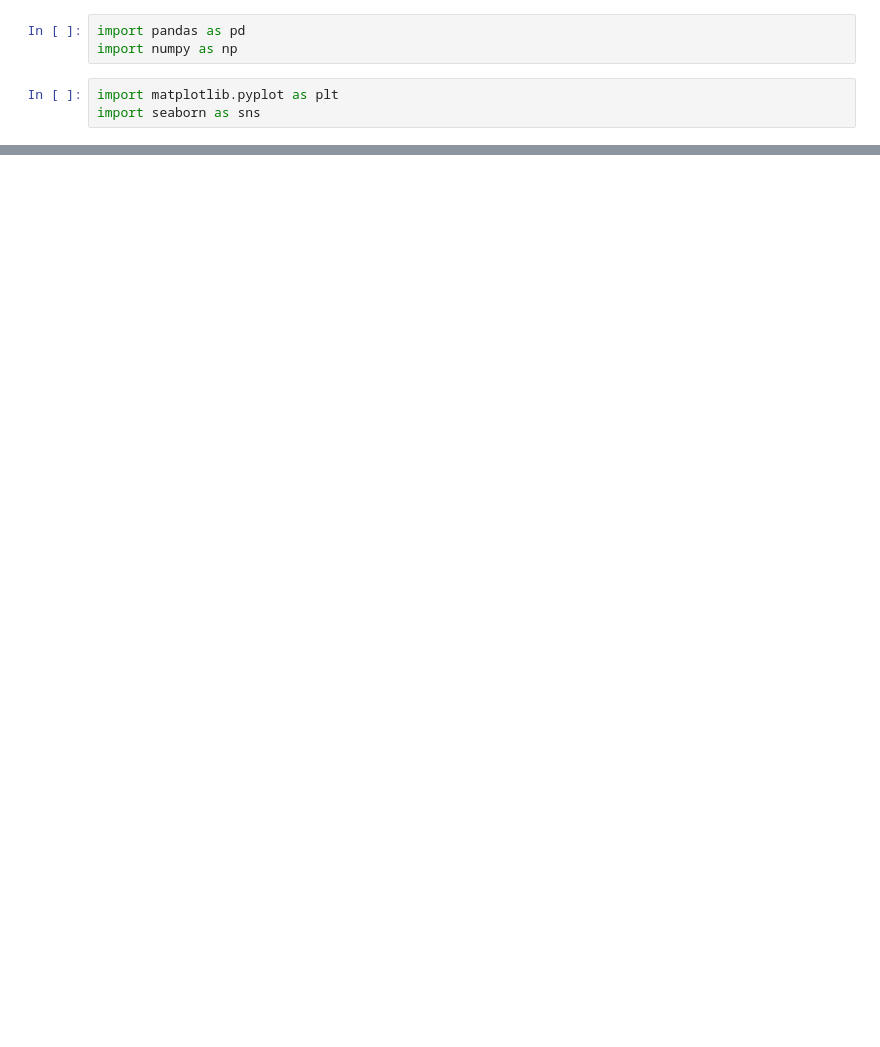
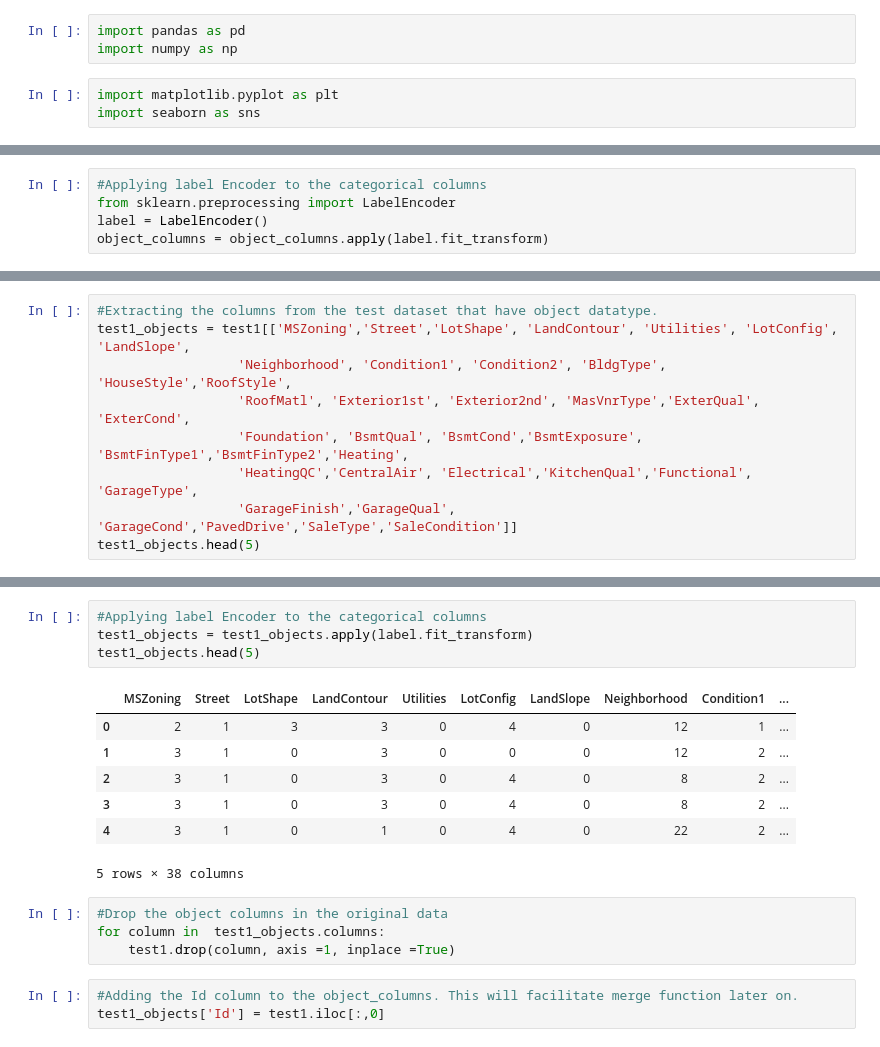
Before and after one commit to lusala-louis/Machine-learning, a Jupyter notebook: House_price_prediction.ipynb, the cells around one changed output, grey strips where cells are left out. Cells and saved outputs as stored; diff of their text form; blank space fills up the shorter version.

```diff
--- a/House_price_prediction.ipynb
+++ b/House_price_prediction.ipynb
@@ -13,0 +112,5 @@ ModuleNotFoundError: No module named 'plotly'
+# %%
+#Applying label Encoder to the categorical columns
+from sklearn.preprocessing import LabelEncoder
+label = LabelEncoder()
+object_columns = object_columns.apply(label.fit_transform)
@@ -13,0 +257,9 @@ ModuleNotFoundError: No module named 'plotly'
+# %%
+#Extracting the columns from the test dataset that have object datatype.
+test1_objects = test1[['MSZoning','Street','LotShape', 'LandContour', 'Utilities', 'LotConfig', 'LandSlope',
+                  'Neighborhood', 'Condition1', 'Condition2', 'BldgType', 'HouseStyle','RoofStyle',
+                  'RoofMatl', 'Exterior1st', 'Exterior2nd', 'MasVnrType','ExterQual', 'ExterCond',
+                  'Foundation', 'BsmtQual', 'BsmtCond','BsmtExposure', 'BsmtFinType1','BsmtFinType2','Heating',
+                  'HeatingQC','CentralAir', 'Electrical','KitchenQual','Functional', 'GarageType',
+                  'GarageFinish','GarageQual', 'GarageCond','PavedDrive','SaleType','SaleCondition']]
+test1_objects.head(5)
@@ -13,0 +274,19 @@ ModuleNotFoundError: No module named 'plotly'
+# %%
+#Applying label Encoder to the categorical columns
+test1_objects = test1_objects.apply(label.fit_transform)
+test1_objects.head(5)
+# %% [output]
+|  | MSZoning | Street | LotShape | LandContour | Utilities | LotConfig | LandSlope | Neighborhood | Condition1 | ... |
+| 0 | 2 | 1 | 3 | 3 | 0 | 4 | 0 | 12 | 1 | ... |
+| 1 | 3 | 1 | 0 | 3 | 0 | 0 | 0 | 12 | 2 | ... |
+| 2 | 3 | 1 | 0 | 3 | 0 | 4 | 0 | 8 | 2 | ... |
+| 3 | 3 | 1 | 0 | 3 | 0 | 4 | 0 | 8 | 2 | ... |
+| 4 | 3 | 1 | 0 | 1 | 0 | 4 | 0 | 22 | 2 | ... |
+5 rows × 38 columns
+# %%
+#Drop the object columns in the original data
+for column in  test1_objects.columns:
+    test1.drop(column, axis =1, inplace =True)
+# %%
+#Adding the Id column to the object_columns. This will facilitate merge function later on.
+test1_objects['Id'] = test1.iloc[:,0]
```
Also changed, not shown: parts of 29 cells of this notebook, 14 other files.
